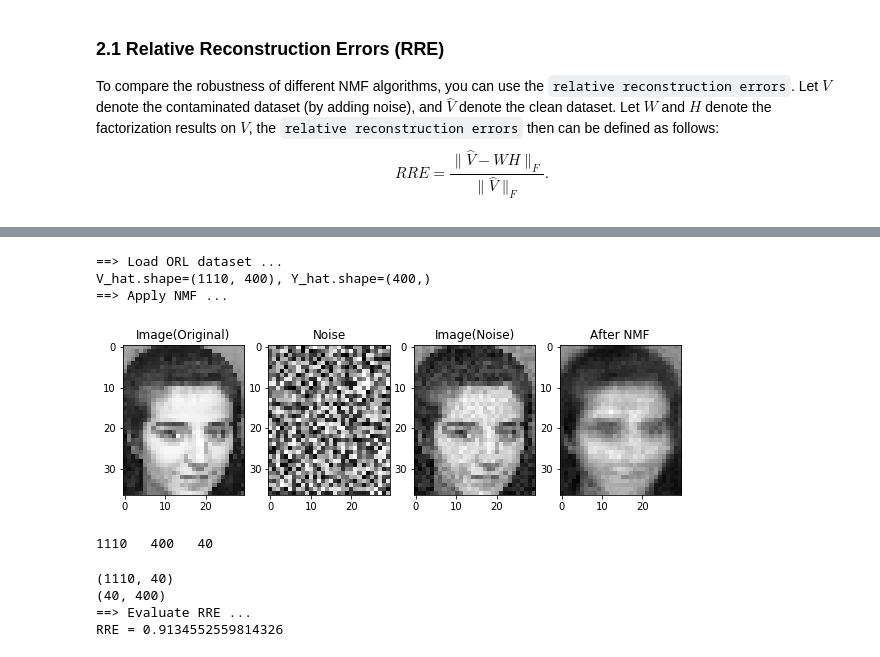
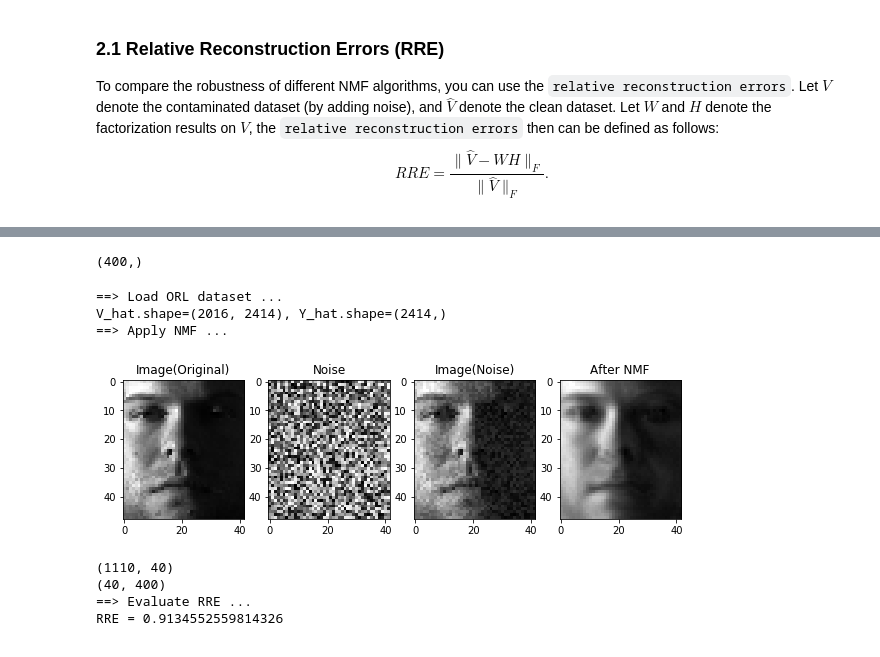
Before and after one commit to YangGeYangGe/Machine-Learning-Experiment, a Jupyter notebook: NMF/assignment1-Copy1.ipynb, the cells around one changed output, grey strips where cells are left out. Cells and saved outputs as stored; diff of their text form; code cells hidden in the pictures.

```diff
--- a/NMF/assignment1-Copy1.ipynb
+++ b/NMF/assignment1-Copy1.ipynb
@@ -199,3 +294,17 @@
+# %%
+for step in range(steps):
+    D = (1/np.sqrt(np.sum((V - F.dot(G))**2, axis = 0)))
+    Fu = F*(V.dot(D).dot(G.T))/(F.dot(G).dot(D).dot(G.T))
+    Gu = G*(F.T.dot(V).dot(D)/(F.T.dot(F).dot(G).dot(D))
+    e_F = np.sqrt(np.sum((Fu-F)**2, axis=(0,1)))/F.size
+    e_G = np.sqrt(np.sum((Gu-G)**2, axis=(0,1)))/G.size
+    if e_F<0.001 and e_G<0.001:
+        print("step is:",step)
+        break
+    F = Fu
+    G = Gu
+# %% [output]
+(400,)
 # %%
 # Standard NMF. From tutorial 6.
 def mf_multiplicative_update(R, P, Q, steps=5000):
@@ -227,7 +336,7 @@ def mf_multiplicative_update(R, P, Q, steps=5000):
 # %%
 # Load dataset.
 print('==> Load ORL dataset ...')
-V_hat, Y_hat = load_data('data/ORL', reduce=3)
+V_hat, Y_hat = load_data('data/CroppedYaleB', reduce=4)
 print('V_hat.shape={}, Y_hat.shape={}'.format(V_hat.shape, Y_hat.shape))
 
 # Add Noise.
@@ -236,7 +345,9 @@ V = V_hat + V_noise
 
 # Plot result.
 import matplotlib.pyplot as plt
-img_size = [i//3 for i in (92, 112)] # ORL
+# img_size = [i//3 for i in (92, 112)] # ORL
+
+img_size = [i//4 for i in (168, 192)] # ORL
 
 ind = 10 # index of demo image.
 
@@ -249,42 +360,35 @@ plt.imshow(V_noise[:,ind].reshape(img_size[1],img_size[0]), cmap=plt.cm.gray)
 plt.title('Noise')
 plt.subplot(143)
 plt.imshow(V[:,ind].reshape(img_size[1],img_size[0]), cmap=plt.cm.gray)
 plt.title('Image(Noise)')
 # plt.show()
 
 # TODO: you should implement NMF algorithms by yourself.
 print('==> Apply NMF ...')
 # from sklearn.decomposition import NMF
 # model = NMF(n_components=len(set(Y_hat))) # set n_components to num_classes.
 # W = model.fit_transform(V)
 # H = model.components_
 # print('W.shape={}, H.shape={}'.format(W.shape, H.shape))
 
 N = V.shape[0]
 M = V.shape[1]
 K = len(set(Y_hat))
 rng = np.random.RandomState(1)
 P = rng.rand(N,K)
 Q = rng.rand(K,M)
 
 P_estimate, Q_estimate = mf_multiplicative_update(V, P, Q)
 
 plt.subplot(144)
 plt.imshow(P_estimate.dot(Q_estimate)[:,ind].reshape(img_size[1],img_size[0]), cmap=plt.cm.gray)
 plt.title('After NMF')
 plt.show()
 # %% [output]
 ==> Load ORL dataset ...
-V_hat.shape=(1110, 400), Y_hat.shape=(400,)
+V_hat.shape=(2016, 2414), Y_hat.shape=(2414,)
 ==> Apply NMF ...
-[figure, old version]
+[figure, new version]
-# %%
-N = V.shape[0]
-M = V.shape[1]
-K = len(set(Y_hat))
-print (N, " ", M, " ", K)
-# %% [output]
-1110   400   40
 # %%
 print(P_estimate.shape)
 print(Q_estimate.shape)
```
Also changed, not shown: parts of 6 cells of this notebook.
